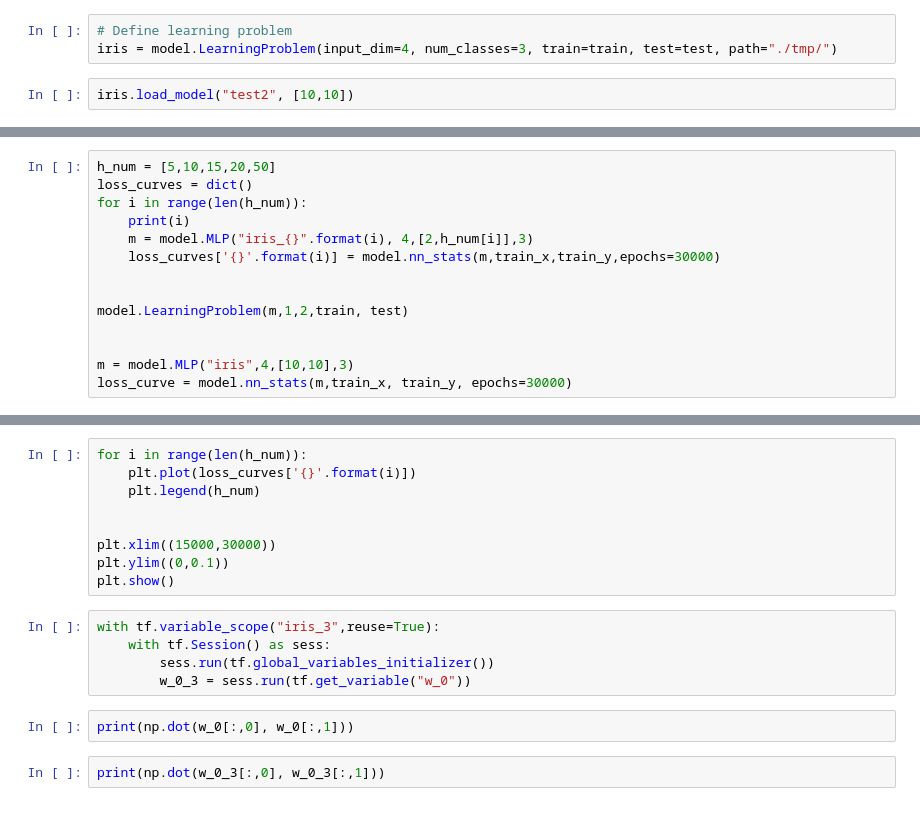
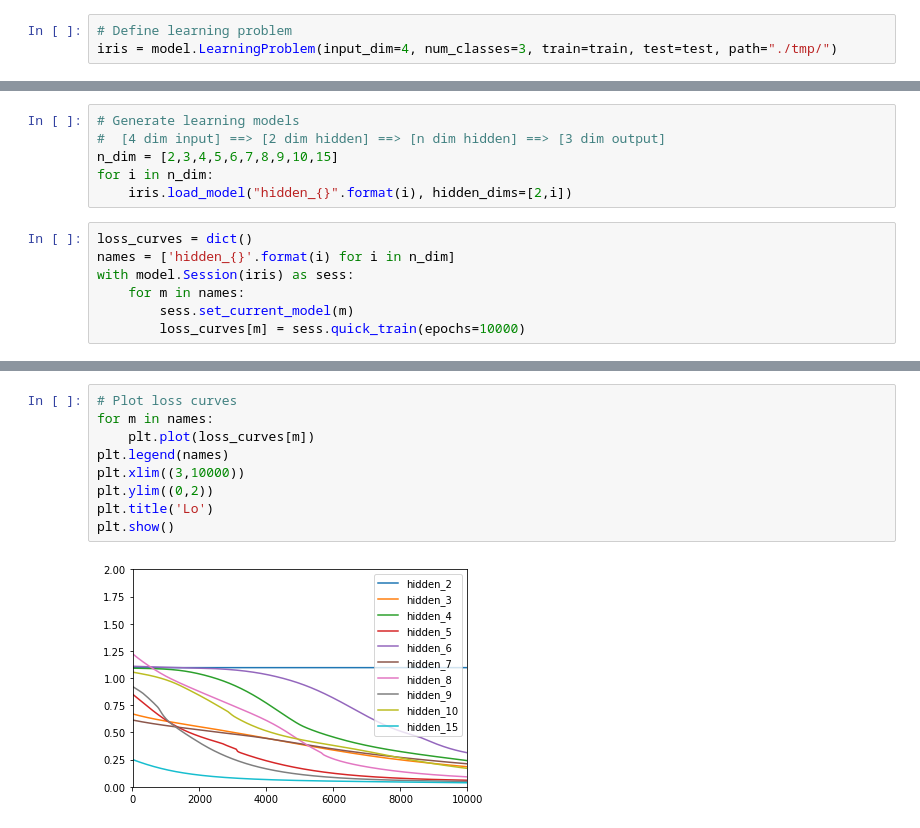
Before and after one commit to geelon/nn_viz, a Jupyter notebook: visualize.ipynb, the cells around one changed output, grey strips where cells are left out. Cells and saved outputs as stored; diff of their text form.

```diff
--- a/visualize.ipynb
+++ b/visualize.ipynb
@@ -18,5 +18,3 @@ train_x, train_y = train
 # %%
 # Define learning problem
 iris = model.LearningProblem(input_dim=4, num_classes=3, train=train, test=test, path="./tmp/")
-# %%
-iris.load_model("test2", [10,10])
@@ -53,14 +20,0 @@ with model.Session(iris) as sess:
-# %%
-h_num = [5,10,15,20,50]
-loss_curves = dict()
-for i in range(len(h_num)):
-    print(i)
-    m = model.MLP("iris_{}".format(i), 4,[2,h_num[i]],3)
-    loss_curves['{}'.format(i)] = model.nn_stats(m,train_x,train_y,epochs=30000)
-
-
-model.LearningProblem(m,1,2,train, test)
-
-
-m = model.MLP("iris",4,[10,10],3)
-loss_curve = model.nn_stats(m,train_x, train_y, epochs=30000)
@@ -69,0 +21,13 @@ plt.show()
+# %%
+# Generate learning models
+#  [4 dim input] ==> [2 dim hidden] ==> [n dim hidden] ==> [3 dim output]
+n_dim = [2,3,4,5,6,7,8,9,10,15]
+for i in n_dim:
+    iris.load_model("hidden_{}".format(i), hidden_dims=[2,i])
+# %%
+loss_curves = dict()
+names = ['hidden_{}'.format(i) for i in n_dim]
+with model.Session(iris) as sess:
+    for m in names:
+        sess.set_current_model(m)
+        loss_curves[m] = sess.quick_train(epochs=10000)
@@ -70,18 +55,11 @@ plt.show()
 # %%
-for i in range(len(h_num)):
-    plt.plot(loss_curves['{}'.format(i)])
-    plt.legend(h_num)
-
-
-plt.xlim((15000,30000))
-plt.ylim((0,0.1))
+# Plot loss curves
+for m in names:
+    plt.plot(loss_curves[m])
+plt.legend(names)
+plt.xlim((3,10000))
+plt.ylim((0,2))
+plt.title('Lo')
 plt.show()
+# %% [output]
+[figure, added]
-# %%
-with tf.variable_scope("iris_3",reuse=True):
-    with tf.Session() as sess:
-        sess.run(tf.global_variables_initializer())
-        w_0_3 = sess.run(tf.get_variable("w_0"))
-# %%
-print(np.dot(w_0[:,0], w_0[:,1]))
-# %%
-print(np.dot(w_0_3[:,0], w_0_3[:,1]))
```
Also changed, not shown: parts of 4 cells of this notebook, 1 other file.
